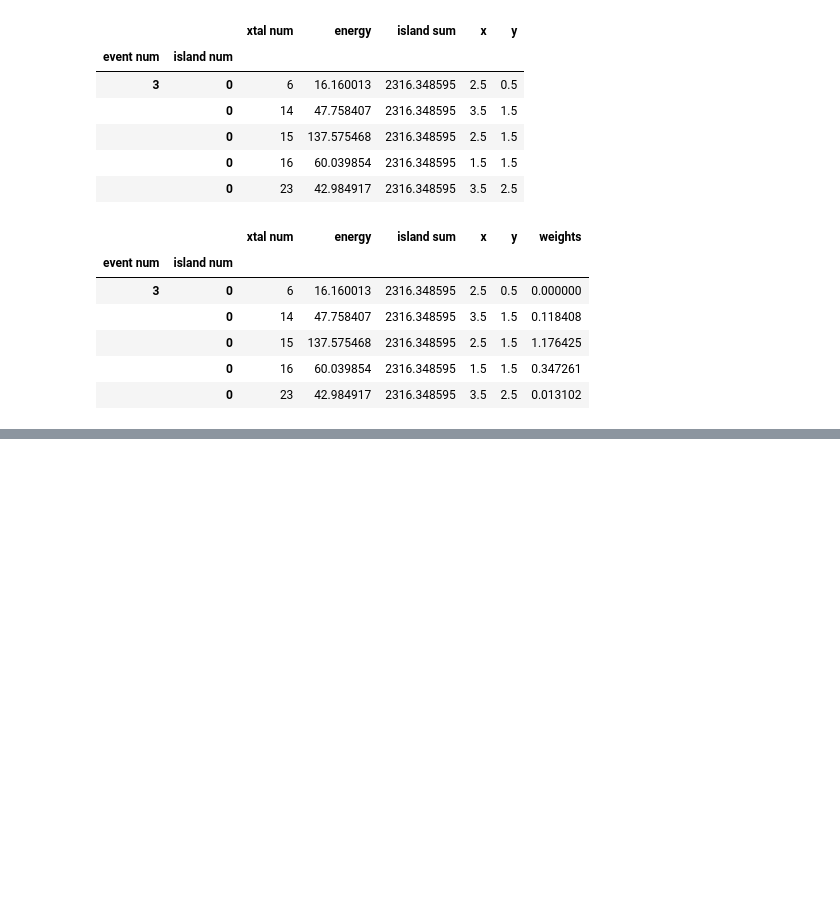
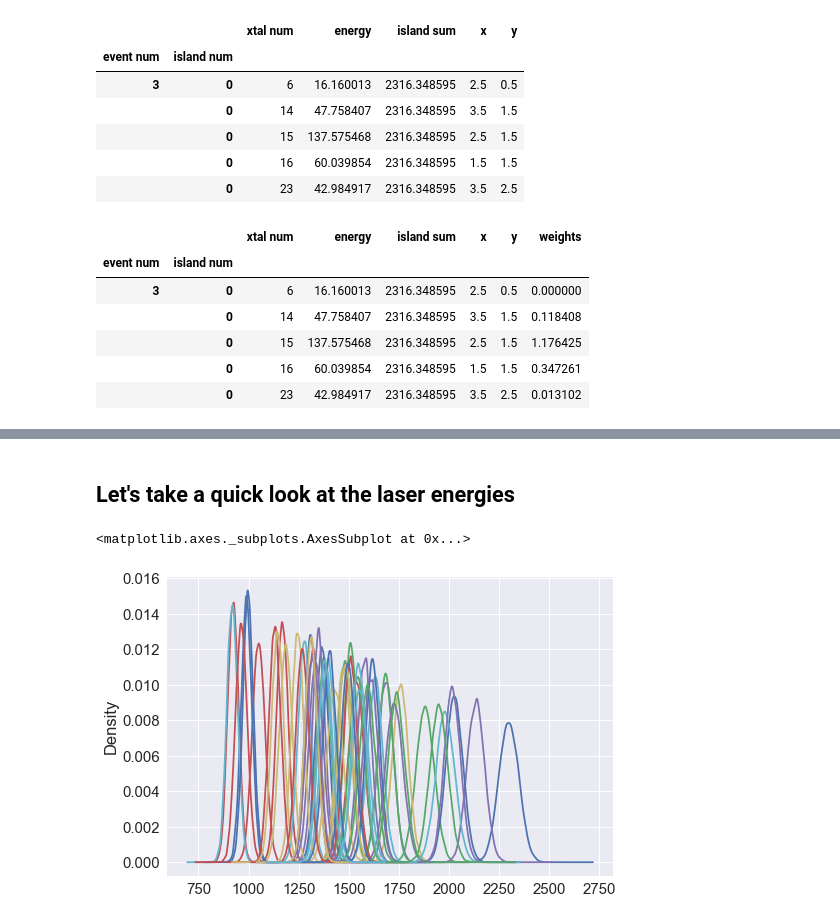
Before and after one commit to atfienberg/gm2-jupyter-notebooks, a Jupyter notebook: SLACWithPandas.ipynb, the cells around one changed output, grey strips where cells are left out. Cells and saved outputs as stored; diff of their text form; code cells hidden in the pictures; blank space fills up the shorter version.

```diff
--- a/SLACWithPandas.ipynb
+++ b/SLACWithPandas.ipynb
@@ -250,0 +275,7 @@ plt.ylim(0,6)
+# %% [markdown]
+## Let's take a quick look at the laser energies
+# %%
+laser_df.energy.iloc[:,:54].plot.kde(legend=False)
+# %% [output]
+<matplotlib.axes._subplots.AxesSubplot at 0x...>
+[figure, added]
```
Also changed, not shown: parts of 7 cells of this notebook.
